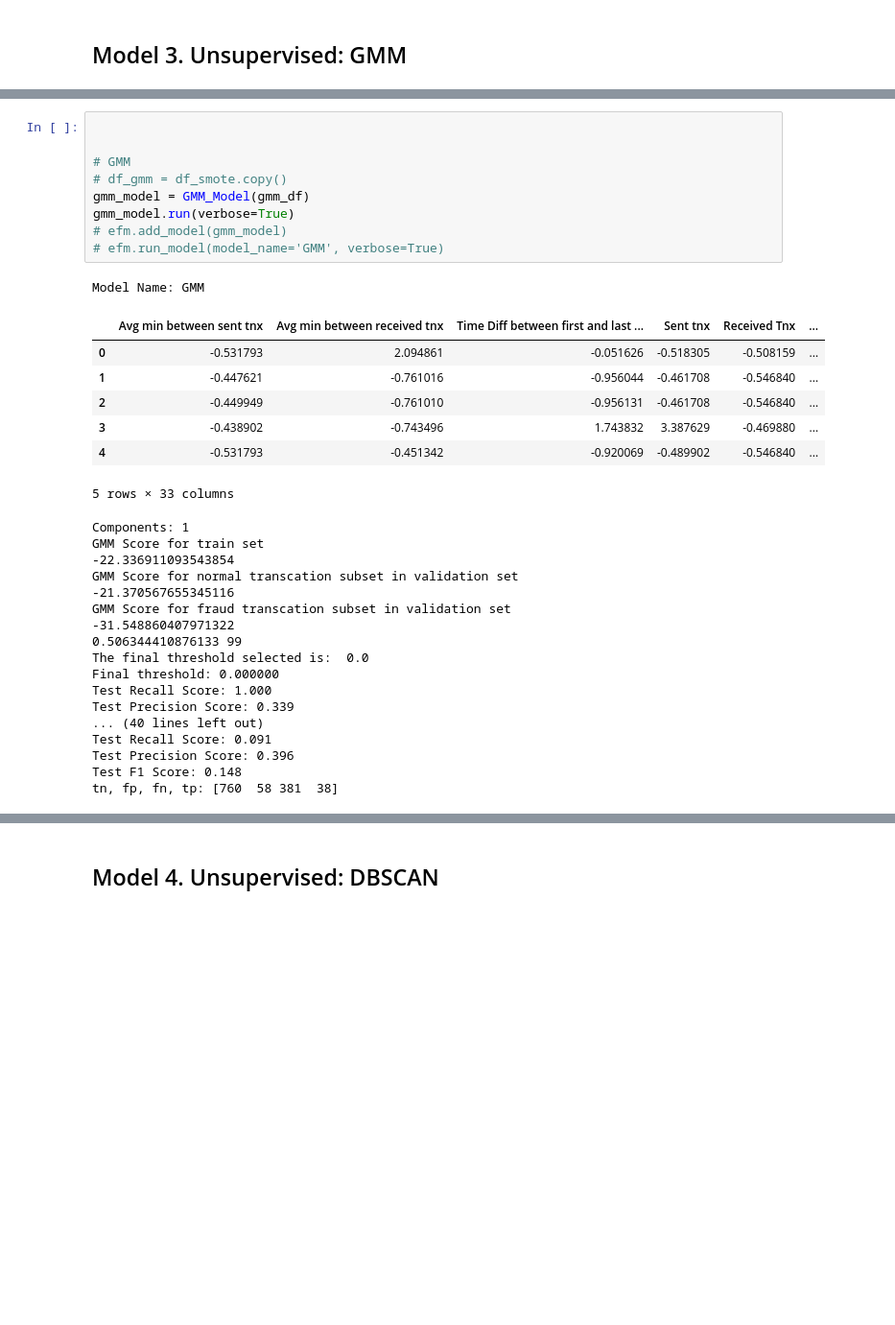
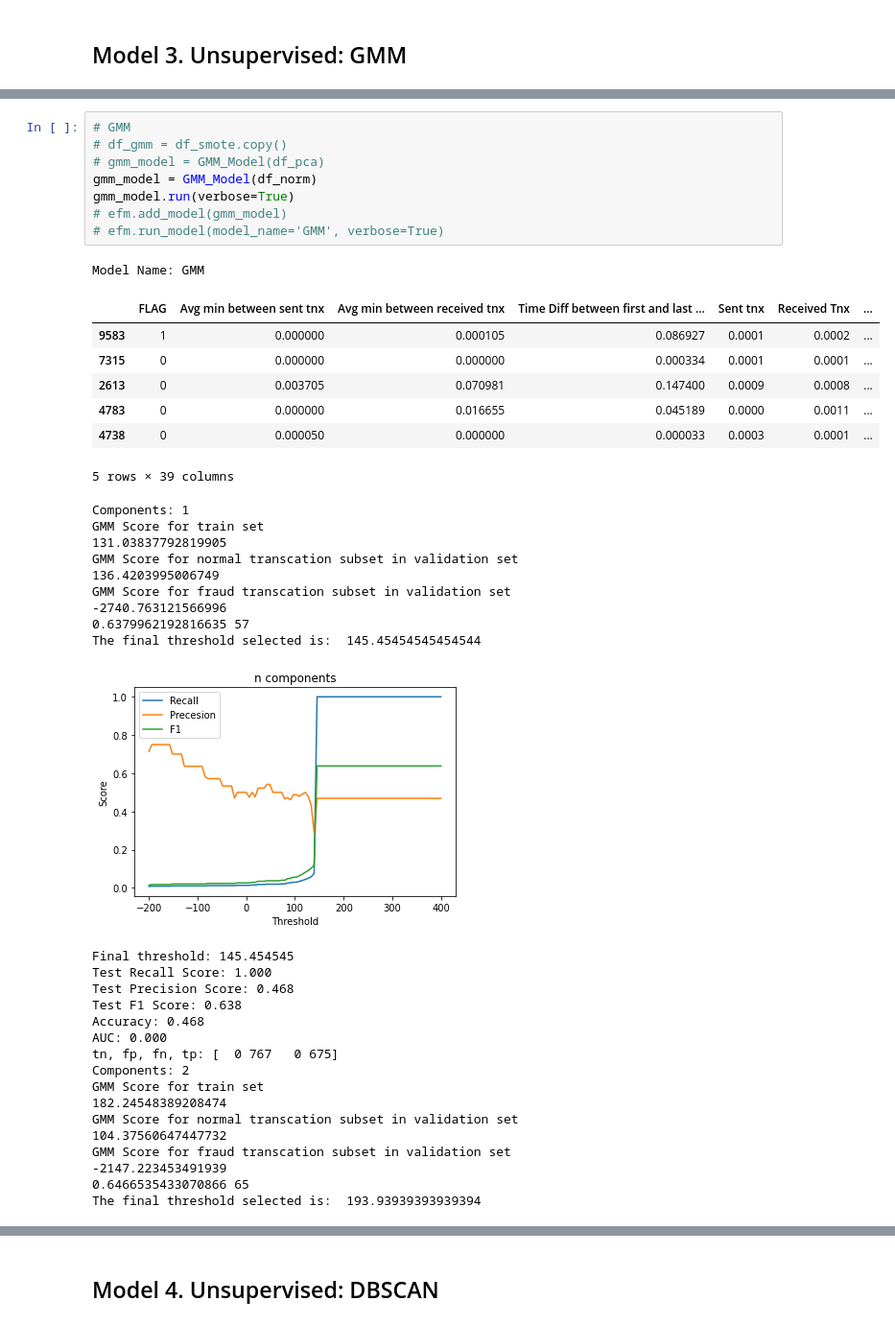
Before and after one commit to kennylee9672/EthereumFraudDetection, a Jupyter notebook: EthereumFraudModeling.ipynb, the cells around one changed output, grey strips where cells are left out. Shown at 96% size. Drawn from its saved outputs; the diff is of its cells as text; blank space fills up the shorter version.

Commit message:
update GMM threshold range plotting

```diff
--- a/EthereumFraudModeling.ipynb
+++ b/EthereumFraudModeling.ipynb
@@ -431,35 +528,43 @@ ax[1,1].set_ylabel('Transactions')
 # %%
-
-
 # GMM
 # df_gmm = df_smote.copy()
-gmm_model = GMM_Model(gmm_df)
+# gmm_model = GMM_Model(df_pca)
+gmm_model = GMM_Model(df_norm)
 gmm_model.run(verbose=True)
 # efm.add_model(gmm_model)
 # efm.run_model(model_name='GMM', verbose=True)
 # %% [output]
 Model Name: GMM
-|  | Avg min between sent tnx | Avg min between received tnx | Time Diff between first and last ... | Sent tnx | Received Tnx | ... |
-| 0 | -0.531793 | 2.094861 | -0.051626 | -0.518305 | -0.508159 | ... |
-| 1 | -0.447621 | -0.761016 | -0.956044 | -0.461708 | -0.546840 | ... |
-| 2 | -0.449949 | -0.761010 | -0.956131 | -0.461708 | -0.546840 | ... |
-| 3 | -0.438902 | -0.743496 | 1.743832 | 3.387629 | -0.469880 | ... |
-| 4 | -0.531793 | -0.451342 | -0.920069 | -0.489902 | -0.546840 | ... |
+|  | FLAG | Avg min between sent tnx | Avg min between received tnx | Time Diff between first and last ... | Sent tnx | Received Tnx | ... |
+| 9583 | 1 | 0.000000 | 0.000105 | 0.086927 | 0.0001 | 0.0002 | ... |
+| 7315 | 0 | 0.000000 | 0.000000 | 0.000334 | 0.0001 | 0.0001 | ... |
+| 2613 | 0 | 0.003705 | 0.070981 | 0.147400 | 0.0009 | 0.0008 | ... |
+| 4783 | 0 | 0.000000 | 0.016655 | 0.045189 | 0.0000 | 0.0011 | ... |
+| 4738 | 0 | 0.000050 | 0.000000 | 0.000033 | 0.0003 | 0.0001 | ... |
-5 rows × 33 columns
+5 rows × 39 columns
 Components: 1
 GMM Score for train set
--22.336911093543854
+131.03837792819905
 GMM Score for normal transcation subset in validation set
--21.370567655345116
+136.4203995006749
 GMM Score for fraud transcation subset in validation set
--31.548860407971322
-0.506344410876133 99
-The final threshold selected is:  0.0
-Final threshold: 0.000000
-Test Recall Score: 1.000
-Test Precision Score: 0.339
-... (40 lines left out)
-Test Recall Score: 0.091
-Test Precision Score: 0.396
-Test F1 Score: 0.148
-tn, fp, fn, tp: [760  58 381  38]
+-2740.763121566996
+0.6379962192816635 57
+The final threshold selected is:  145.45454545454544
+[figure, added]
+Final threshold: 145.454545
+Test Recall Score: 1.000
+Test Precision Score: 0.468
+Test F1 Score: 0.638
+Accuracy: 0.468
+AUC: 0.000
+tn, fp, fn, tp: [  0 767   0 675]
+Components: 2
+GMM Score for train set
+182.24548389208474
+GMM Score for normal transcation subset in validation set
+104.37560647447732
+GMM Score for fraud transcation subset in validation set
+-2147.223453491939
+0.6466535433070866 65
+The final threshold selected is:  193.93939393939394
```
Also changed, not shown: parts of 14 cells of this notebook, 1 other file.
